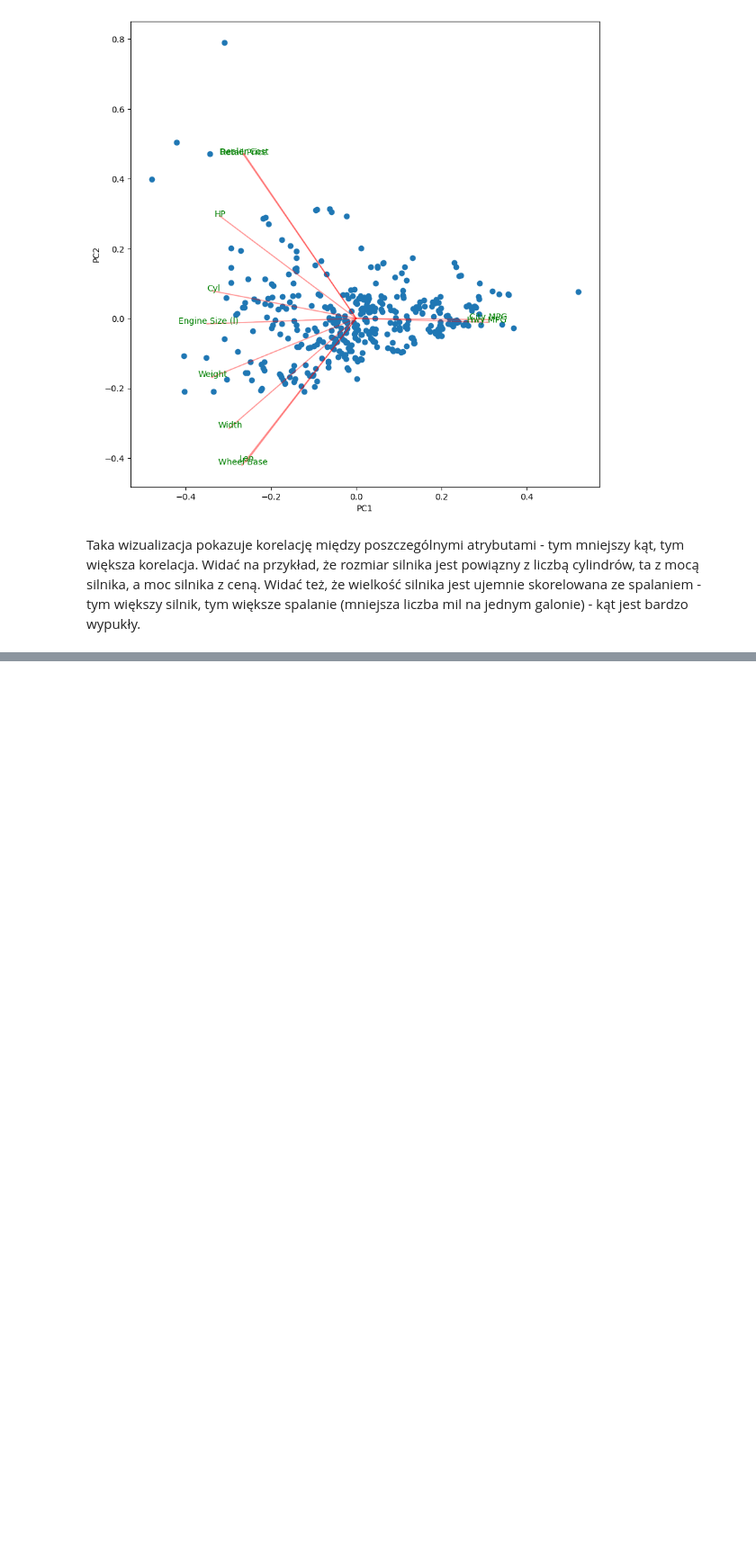
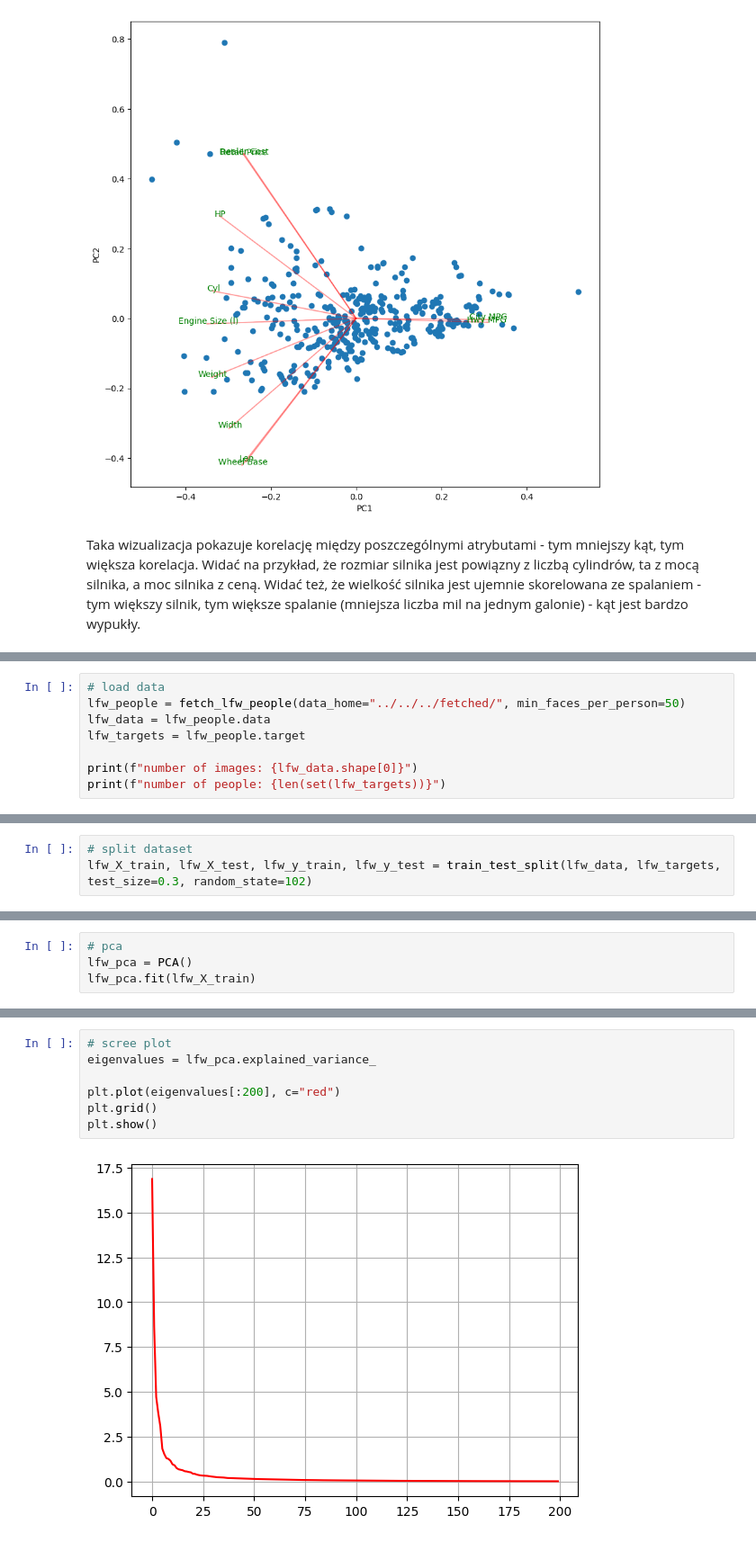
Before and after one commit to jupiterb/agh-data-science, a Jupyter notebook: 1/data_exploration/labs/lab1.ipynb, the cells around one changed output, grey strips where cells are left out. Shown at 90% size. Cells and saved outputs as stored; diff of their text form; blank space fills up the shorter version.

Commit message:
data exploration: lab1 (start 1st additional task)

```diff
--- a/1/data_exploration/labs/lab1.ipynb
+++ b/1/data_exploration/labs/lab1.ipynb
@@ -215,0 +225,8 @@ Taka wizualizacja pokazuje korelację między poszczególnymi atrybutami - tym m
+# %%
+# load data
+lfw_people = fetch_lfw_people(data_home="../../../fetched/", min_faces_per_person=50)
+lfw_data = lfw_people.data
+lfw_targets = lfw_people.target
+
+print(f"number of images: {lfw_data.shape[0]}")
+print(f"number of people: {len(set(lfw_targets))}")
@@ -215,0 +236,3 @@ Taka wizualizacja pokazuje korelację między poszczególnymi atrybutami - tym m
+# %%
+# split dataset
+lfw_X_train, lfw_X_test, lfw_y_train, lfw_y_test = train_test_split(lfw_data, lfw_targets, test_size=0.3, random_state=102)
@@ -215,0 +241,4 @@ Taka wizualizacja pokazuje korelację między poszczególnymi atrybutami - tym m
+# %%
+# pca
+lfw_pca = PCA()
+lfw_pca.fit(lfw_X_train)
@@ -215,0 +292,9 @@ Taka wizualizacja pokazuje korelację między poszczególnymi atrybutami - tym m
+# %%
+# scree plot
+eigenvalues = lfw_pca.explained_variance_
+
+plt.plot(eigenvalues[:200], c="red")
+plt.grid()
+plt.show()
+# %% [output]
+[figure, added]
```
Also changed, not shown: parts of 12 cells of this notebook.
